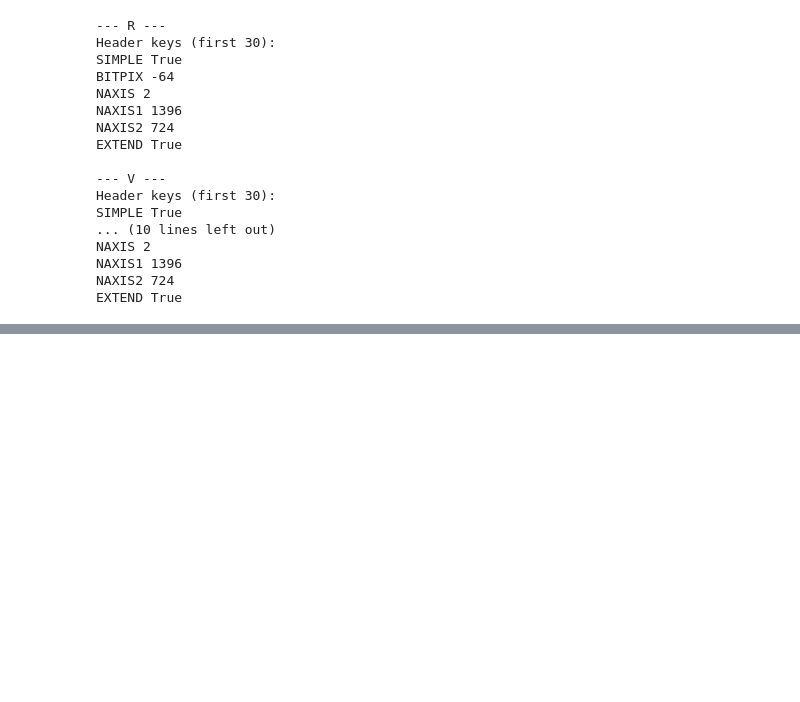
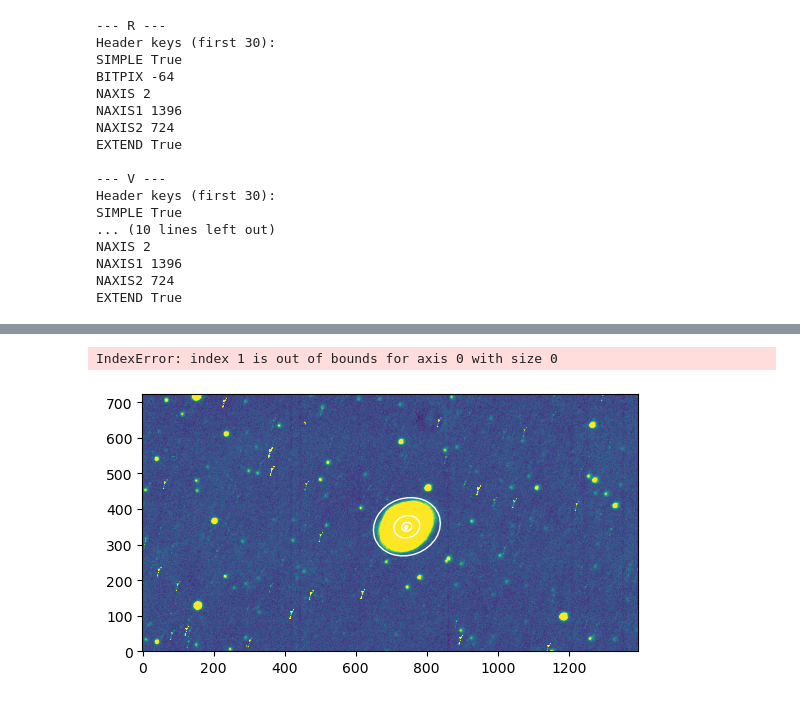
Before and after one commit to Sp3ter04/ObservatoryLaboratory, a Jupyter notebook: SurfacePhotometry.ipynb, the cells around one changed output, grey strips where cells are left out. Saved outputs shown, nothing was run; the diff lists cells and outputs as text; code cells hidden in the pictures; blank space fills up the shorter version.

```diff
--- a/SurfacePhotometry.ipynb
+++ b/SurfacePhotometry.ipynb
@@ -366,0 +505,33 @@ Processing loop finished. Results saved in: m57_surface_photometry
+# %%
+for filt, p in paths.items():
+
+    if not os.path.exists(p):
+        print(f"[WARN] {filt} file not found:", p)
+        continue
+
+    data, header, wcs = load_fits(p)
+
+    img = data.copy()
+
+    x0, y0 = center
+    geometry = EllipseGeometry(x0=x0, y0=y0, sma=100, eps=0.4, pa=20.0 * np.pi / 180.0)
+
+    ellipse = Ellipse(img, geometry)
+    isolist = ellipse.fit_image()
+
+    finite = np.isfinite(img)
+    vmin, vmax = np.nanpercentile(img[finite], [2,98]) if finite.sum()>10 else (np.nanmin(img), np.nanmax(img))
+
+    plt.imshow(img, origin='lower', vmin=vmin, vmax=vmax)
+    for i in range(5):
+        scale = 4  # aumenta o tamanho das elipses
+        aper = EllipticalAperture(
+            (isolist.x0[i*10+1], isolist.y0[i*10+1]),
+            isolist.sma[i*10+1] * scale,
+            isolist.sma[i*10+1] * (1 - isolist.eps[i*10+1]) * scale,
+            isolist.pa[i*10+1]
+        )
+        aper.plot(color='white')
+# %% [output]
+IndexError: index 1 is out of bounds for axis 0 with size 0
+[figure, added]
```
Also changed, not shown: parts of 10 cells of this notebook.
